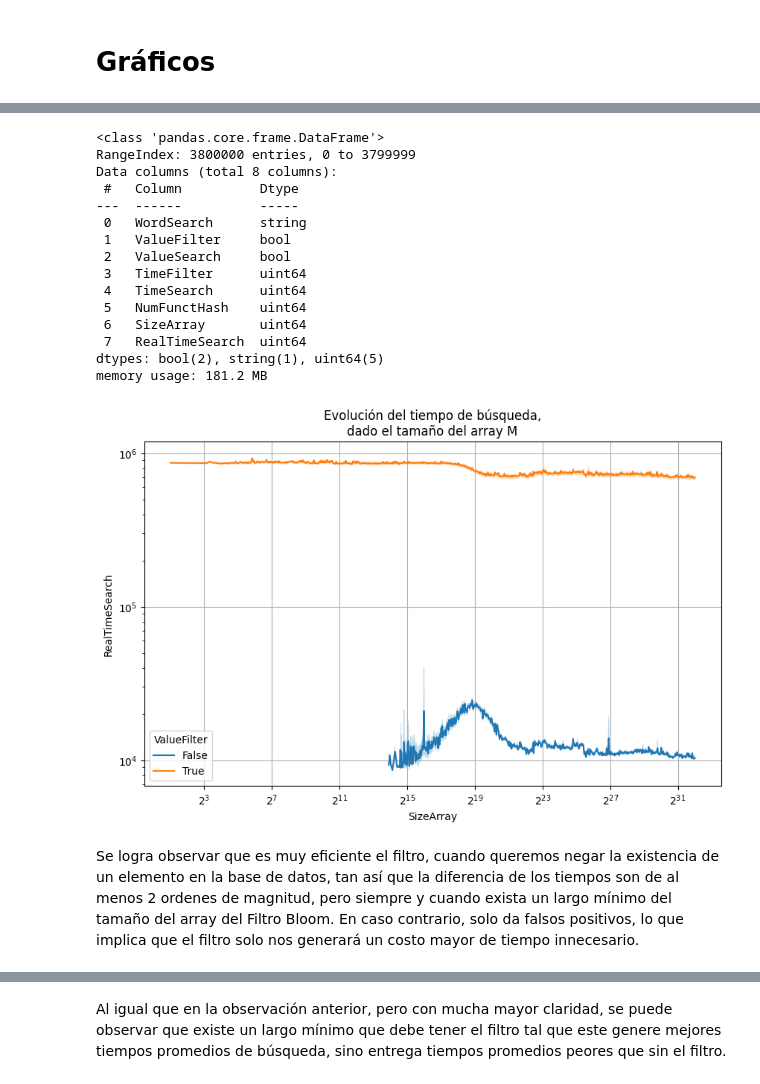
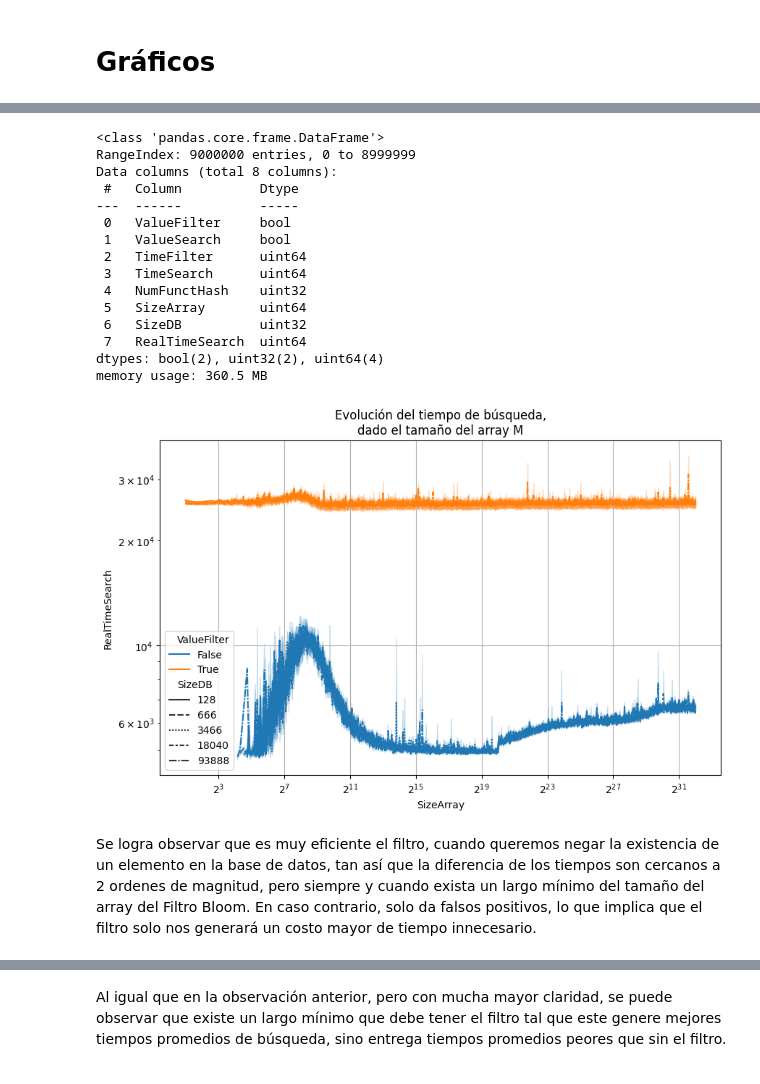
Before and after one commit to MrChurrasco/Tarea3Log, a Jupyter notebook: main.ipynb, the cells around one changed output, grey strips where cells are left out. Drawn from its saved outputs; the diff is of its cells as text; code cells hidden in the pictures.

Commit message:
Se pueden generar datos variando el tamaño de la base de datos

```diff
--- a/main.ipynb
+++ b/main.ipynb
@@ -219,13 +250,13 @@ df.to_csv("resultados.txt", index=False)
 # %% [markdown]
 # Gráficos
 # %%
-dataset = pd.read_csv("resultados.txt", dtype={"WordSearch":"string",
-                                               "ValueFilter":np.bool_,
+dataset = pd.read_csv("resultados.txt", dtype={"ValueFilter":np.bool_,
                                                "ValueSearch":np.bool_,
                                                "TimeFilter":np.uint64,
                                                "TimeSearch":np.uint64,
-                                               "NumFunctHash": np.uint64,
+                                               "NumFunctHash": np.uint32,
                                                "SizeArray": np.uint64,
+                                               "SizeDB": np.uint32,
                                                },
                       )
 dataset
@@ -246,6 +277,3 @@ dataset
-# %%
-dataset.dropna(inplace=True)
-dataset.reset_index(drop=True,inplace=True)
 # %%
 dataset.info()
 # %% [output]
@@ -266,2 +294,2 @@ memory usage: 152.2 MB
-# %%
-dataset["RealTimeSearch"] = [(dataset.loc[i,"TimeFilter"] + dataset.loc[i,"TimeSearch"] if dataset.loc[i,"ValueFilter"] else dataset.loc[i,"TimeFilter"]) for i in range(dataset.shape[0])]
+# %%
+dataset["RealTimeSearch"] = np.where(dataset["ValueFilter"], dataset["TimeFilter"] + dataset["TimeSearch"], dataset["TimeFilter"])
@@ -269,39 +438,40 @@ dataset["RealTimeSearch"] = [(dataset.loc[i,"TimeFilter"] + dataset.loc[i,"TimeS
 dataset.info()
 # %% [output]
 <class 'pandas.core.frame.DataFrame'>
-RangeIndex: 3800000 entries, 0 to 3799999
+RangeIndex: 9000000 entries, 0 to 8999999
 Data columns (total 8 columns):
  #   Column          Dtype
 ---  ------          -----
- 0   WordSearch      string
- 1   ValueFilter     bool
- 2   ValueSearch     bool
- 3   TimeFilter      uint64
- 4   TimeSearch      uint64
- 5   NumFunctHash    uint64
- 6   SizeArray       uint64
+ 0   ValueFilter     bool
+ 1   ValueSearch     bool
+ 2   TimeFilter      uint64
+ 3   TimeSearch      uint64
+ 4   NumFunctHash    uint32
+ 5   SizeArray       uint64
+ 6   SizeDB          uint32
  7   RealTimeSearch  uint64
-dtypes: bool(2), string(1), uint64(5)
-memory usage: 181.2 MB
+dtypes: bool(2), uint32(2), uint64(4)
+memory usage: 360.5 MB
 # %%
 fig, ax = plt.subplots(figsize=(10,6))
 sns.lineplot(dataset,
              y="RealTimeSearch",
              x="SizeArray",
              hue="ValueFilter",
+             style = "SizeDB",
              estimator="mean",
              ax = ax,
              )
 
 ax.set_xscale("log", base = 2)
 ax.set_yscale("log", base = 10)
 ax.set_title("Evolución del tiempo de búsqueda,\ndado el tamaño del array M")
 ax.grid(True)
 plt.show()
 # %% [output]
-[figure, old version]
+[figure, new version]
 # %% [markdown]
-Se logra observar que es muy eficiente el filtro, cuando queremos negar la existencia de un elemento en la base de datos, tan así que la diferencia de los tiempos son de al menos 2 ordenes de magnitud, pero siempre y cuando exista un largo mínimo del tamaño del array del Filtro Bloom. En caso contrario, solo da falsos positivos, lo que implica que el filtro solo nos generará un costo mayor de tiempo innecesario.
+Se logra observar que es muy eficiente el filtro, cuando queremos negar la existencia de un elemento en la base de datos, tan así que la diferencia de los tiempos son cercanos a 2 ordenes de magnitud, pero siempre y cuando exista un largo mínimo del tamaño del array del Filtro Bloom. En caso contrario, solo da falsos positivos, lo que implica que el filtro solo nos generará un costo mayor de tiempo innecesario.
 # %%
 fig, ax = plt.subplots(figsize=(10,6))
 sns.lineplot(dataset,
```
Also changed, not shown: parts of 26 cells of this notebook.
